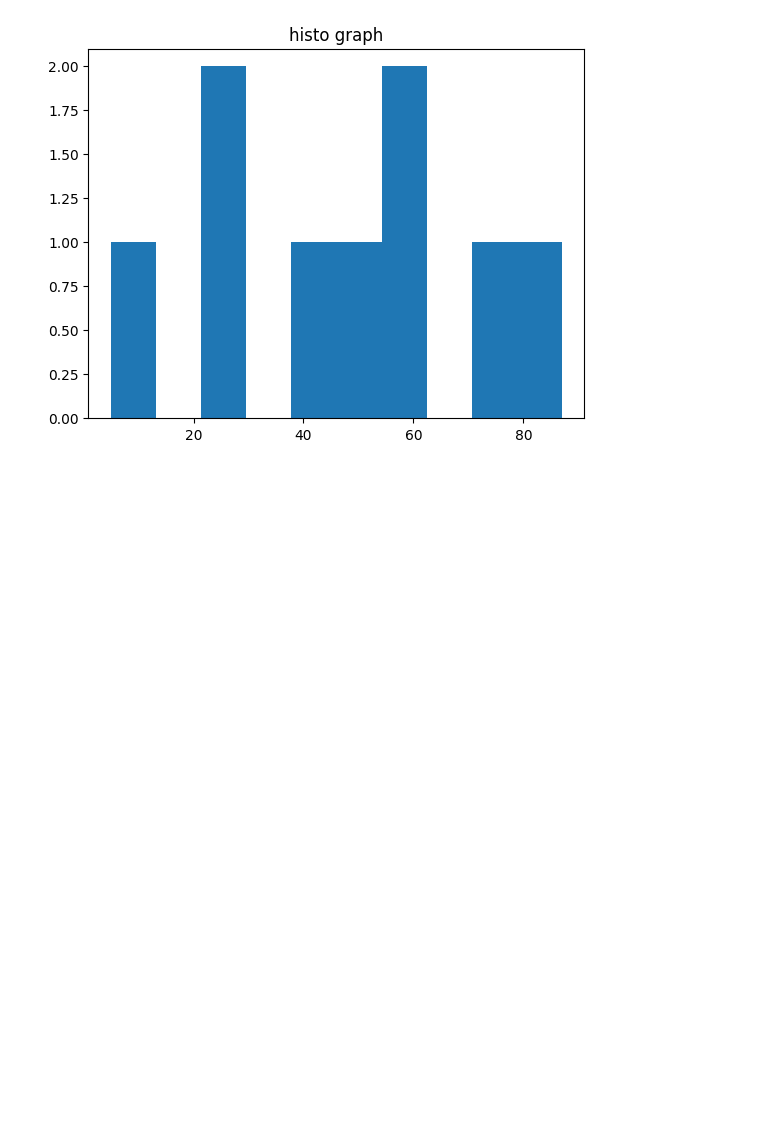
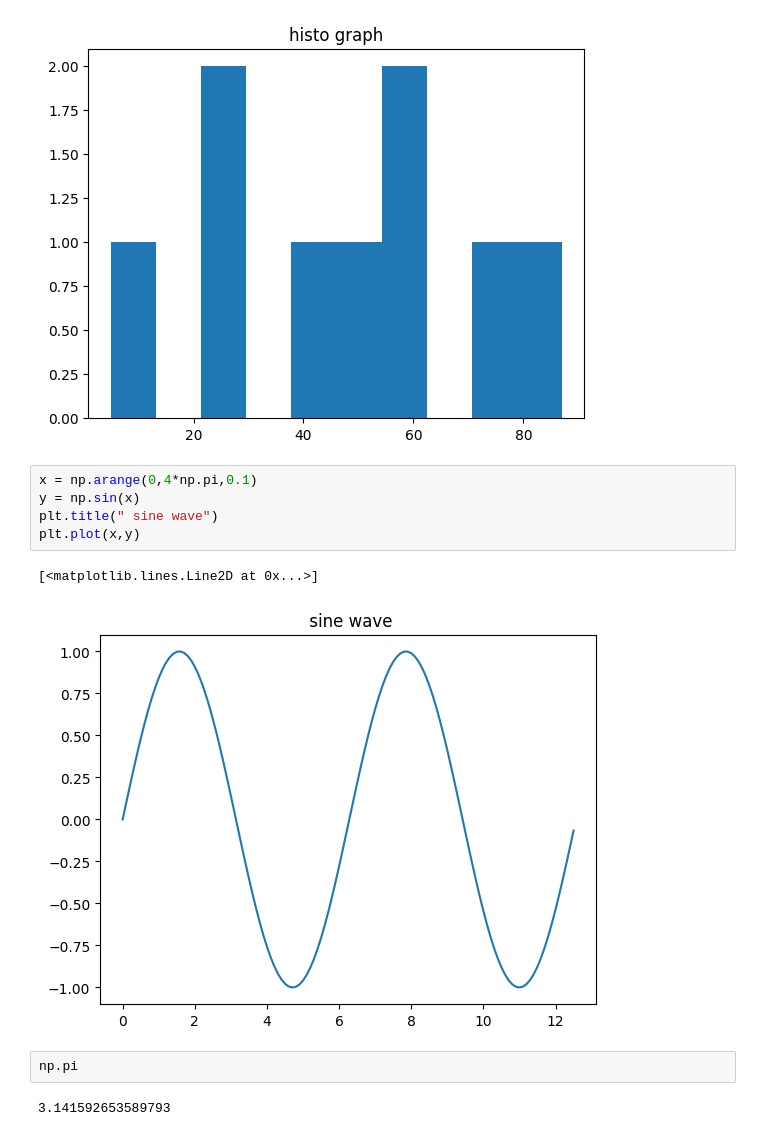
Before and after one commit to kamalesh465/google_colab, a Jupyter notebook: colab_codes.ipynb, the cells around one changed output. Cells and saved outputs as stored; diff of their text form; blank space fills up the shorter version.

```diff
--- a/colab_codes.ipynb
+++ b/colab_codes.ipynb
@@ -33,3 +33,15 @@ plt.title("histo graph")
 # %% [output]
 Text(0.5, 1.0, 'histo graph')
 [figure]
+# %%
+x = np.arange(0,4*np.pi,0.1)
+y = np.sin(x)
+plt.title(" sine wave")
+plt.plot(x,y)
+# %% [output]
+[<matplotlib.lines.Line2D at 0x...>]
+[figure, added]
+# %%
+np.pi
+# %% [output]
+3.141592653589793
```
